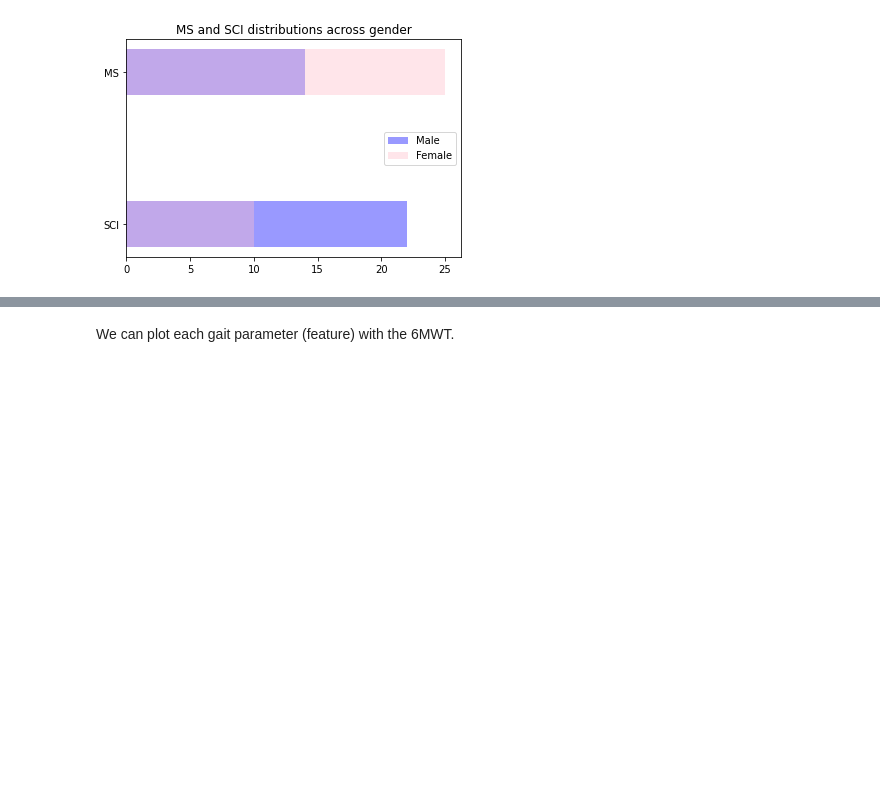
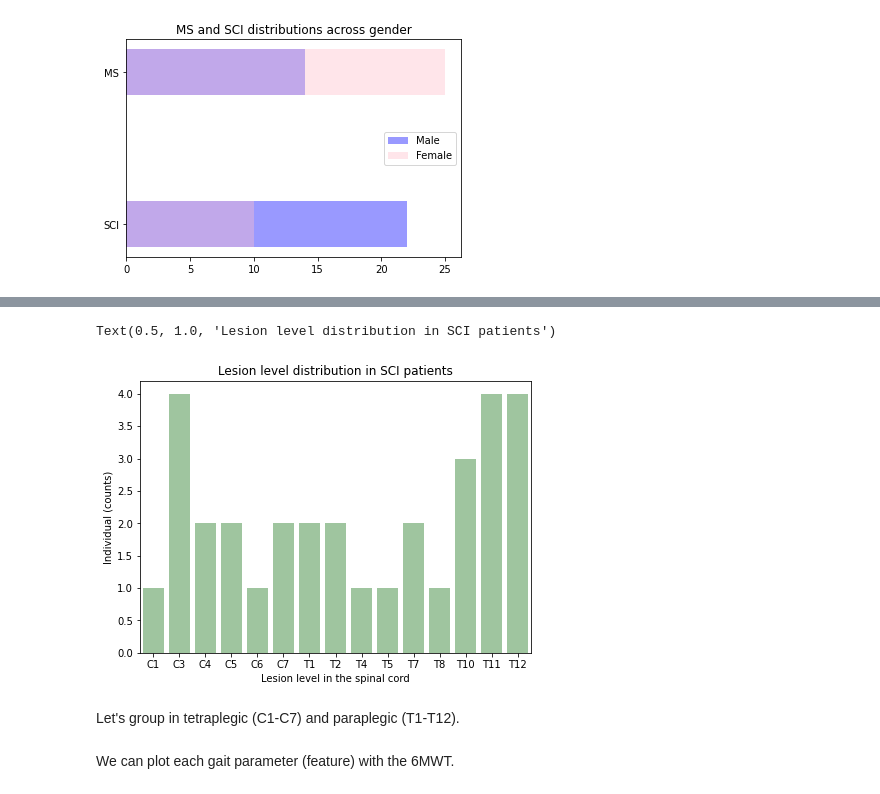
Before and after one commit to paulinegut/Gait-analysis, a Jupyter notebook: FinalProject_6MWTprediction.ipynb, the cells around one changed output, grey strips where cells are left out. Saved outputs shown, nothing was run; the diff lists cells and outputs as text; code cells hidden in the pictures; blank space fills up the shorter version.

```diff
--- a/FinalProject_6MWTprediction.ipynb
+++ b/FinalProject_6MWTprediction.ipynb
@@ -244,3 +280,18 @@ From the bar plot we see that in population there are more men with SCI than wom
+# %%
+SCI = demographics['Pathology'] == 'SCI'
+
+myorder = ['C1', 'C3', 'C4', 'C5', 'C6', 'C7', 'T1', 'T2', 'T4', 'T5', 'T7', 'T8', 'T10', 'T11', 'T12']
+
+plt.figure(figsize = (7,5))
+sns.barplot(demographics[SCI]['Lesion_Level'].value_counts().index, demographics[SCI]['Lesion_Level'].value_counts().values, alpha=0.4, color = 'green', order = myorder)
+plt.xlabel('Lesion level in the spinal cord')
+plt.ylabel('Individual (counts)')
+plt.title('Lesion level distribution in SCI patients')
+# %% [output]
+Text(0.5, 1.0, 'Lesion level distribution in SCI patients')
+[figure, added]
+# %% [markdown]
+Let's group in tetraplegic (C1-C7) and paraplegic (T1-T12).
 # %% [markdown]
 We can plot each gait parameter (feature) with the 6MWT.
 # %%
```
Also changed, not shown: parts of 20 cells of this notebook.
